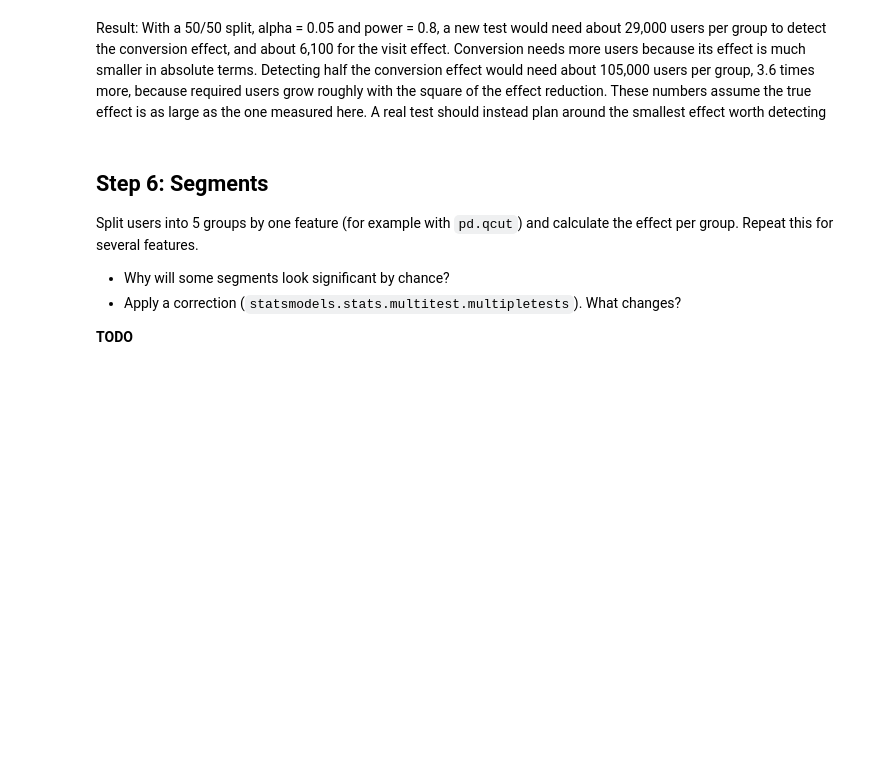
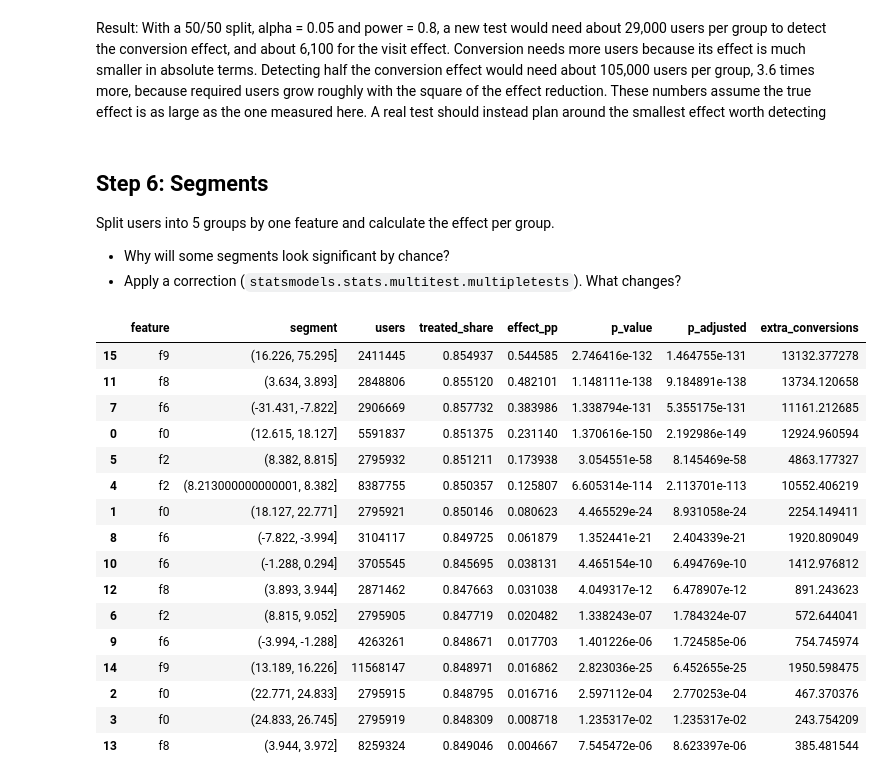
Before and after one commit to Medmiled99/uplift-project, a Jupyter notebook: notebooks/01_ab_test.ipynb, the cells around one changed output. Cells and saved outputs as stored; diff of their text form; code cells hidden in the pictures; blank space fills up the shorter version.

```diff
--- a/notebooks/01_ab_test.ipynb
+++ b/notebooks/01_ab_test.ipynb
@@ -249,11 +245,57 @@ Result: With a 50/50 split, alpha = 0.05 and power = 0.8, a new test would need
 # %% [markdown]
 ## Step 6: Segments
 
-Split users into 5 groups by one feature (for example with `pd.qcut`) and calculate the effect per group. Repeat this for several features.
-
+Split users into 5 groups by one feature  and calculate the effect per group.
 - Why will some segments look significant by chance?
 - Apply a correction (`statsmodels.stats.multitest.multipletests`). What changes?
-
-**TODO**
 # %%
-# your code here
+from statsmodels.stats.multitest import multipletests
+
+SEGMENT_FEATURES = ["f0", "f2", "f6", "f8", "f9"]
+
+def segment_effects(feature, outcome="conversion", bins=5):
+    segment = pd.qcut(df[feature], q=bins, duplicates="drop")
+    rows = []
+    for name, group in df.groupby(segment, observed=True):
+        treated = group.loc[group["treatment"] == 1, outcome]
+        control = group.loc[group["treatment"] == 0, outcome]
+        z, p = proportions_ztest(
+            [treated.sum(), control.sum()],
+            [len(treated), len(control)],
+        )
+        rows.append({
+            "feature": feature,
+            "segment": str(name),
+            "users": len(group),
+            "treated_share": group["treatment"].mean(),
+            "effect_pp": (treated.mean() - control.mean()) * 100,
+            "p_value": p,
+        })
+    return pd.DataFrame(rows)
+
+segments = pd.concat(
+    [segment_effects(f) for f in SEGMENT_FEATURES],
+    ignore_index=True,
+)
+segments["p_adjusted"] = multipletests(segments["p_value"], method="fdr_bh")[1]
+segments["extra_conversions"] = segments["users"] * segments["effect_pp"] / 100
+
+segments.sort_values("effect_pp", ascending=False)
+# %% [output]
+|  | feature | segment | users | treated_share | effect_pp | p_value | p_adjusted | extra_conversions |
+| 15 | f9 | (16.226, 75.295] | 2411445 | 0.854937 | 0.544585 | 2.746416e-132 | 1.464755e-131 | 13132.377278 |
+| 11 | f8 | (3.634, 3.893] | 2848806 | 0.855120 | 0.482101 | 1.148111e-138 | 9.184891e-138 | 13734.120658 |
+| 7 | f6 | (-31.431, -7.822] | 2906669 | 0.857732 | 0.383986 | 1.338794e-131 | 5.355175e-131 | 11161.212685 |
+| 0 | f0 | (12.615, 18.127] | 5591837 | 0.851375 | 0.231140 | 1.370616e-150 | 2.192986e-149 | 12924.960594 |
+| 5 | f2 | (8.382, 8.815] | 2795932 | 0.851211 | 0.173938 | 3.054551e-58 | 8.145469e-58 | 4863.177327 |
+| 4 | f2 | (8.213000000000001, 8.382] | 8387755 | 0.850357 | 0.125807 | 6.605314e-114 | 2.113701e-113 | 10552.406219 |
+| 1 | f0 | (18.127, 22.771] | 2795921 | 0.850146 | 0.080623 | 4.465529e-24 | 8.931058e-24 | 2254.149411 |
+| 8 | f6 | (-7.822, -3.994] | 3104117 | 0.849725 | 0.061879 | 1.352441e-21 | 2.404339e-21 | 1920.809049 |
+| 10 | f6 | (-1.288, 0.294] | 3705545 | 0.845695 | 0.038131 | 4.465154e-10 | 6.494769e-10 | 1412.976812 |
+| 12 | f8 | (3.893, 3.944] | 2871462 | 0.847663 | 0.031038 | 4.049317e-12 | 6.478907e-12 | 891.243623 |
+| 6 | f2 | (8.815, 9.052] | 2795905 | 0.847719 | 0.020482 | 1.338243e-07 | 1.784324e-07 | 572.644041 |
+| 9 | f6 | (-3.994, -1.288] | 4263261 | 0.848671 | 0.017703 | 1.401226e-06 | 1.724585e-06 | 754.745974 |
+| 14 | f9 | (13.189, 16.226] | 11568147 | 0.848971 | 0.016862 | 2.823036e-25 | 6.452655e-25 | 1950.598475 |
+| 2 | f0 | (22.771, 24.833] | 2795915 | 0.848795 | 0.016716 | 2.597112e-04 | 2.770253e-04 | 467.370376 |
+| 3 | f0 | (24.833, 26.745] | 2795919 | 0.848309 | 0.008718 | 1.235317e-02 | 1.235317e-02 | 243.754209 |
+| 13 | f8 | (3.944, 3.972] | 8259324 | 0.849046 | 0.004667 | 7.545472e-06 | 8.623397e-06 | 385.481544 |
```
Also changed, not shown: parts of 4 cells of this notebook.
